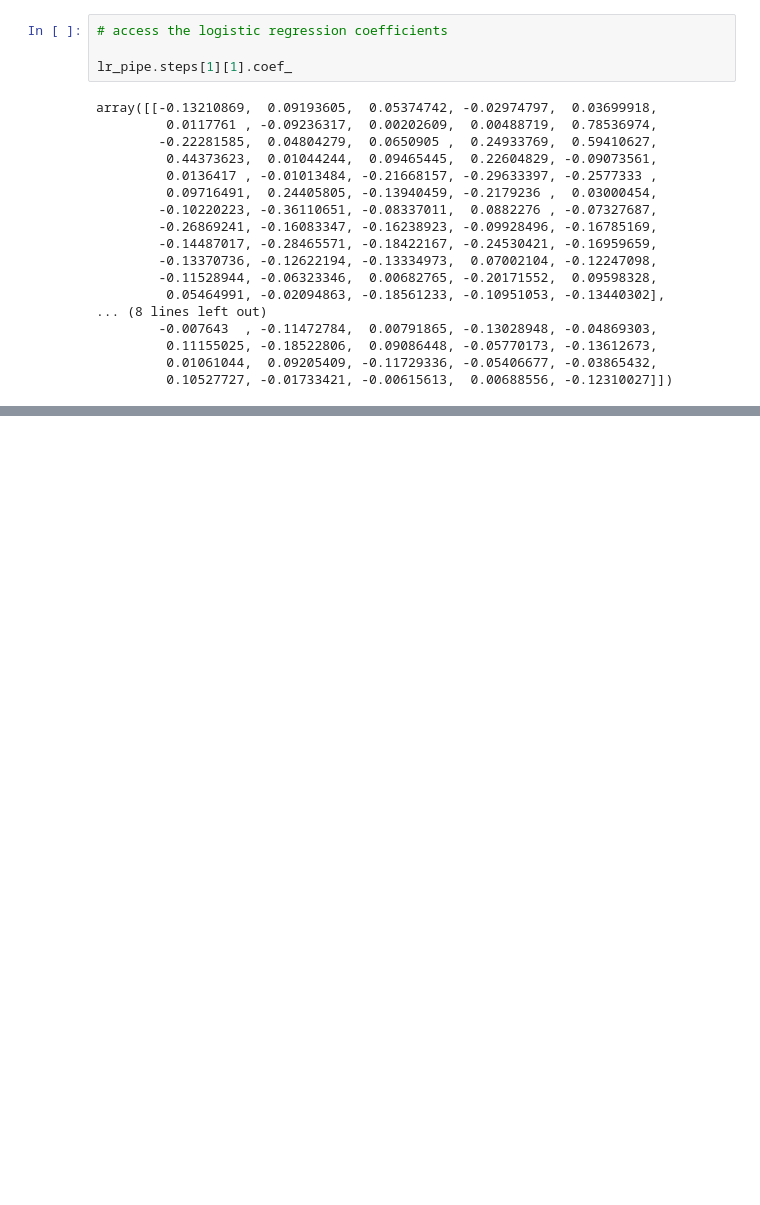
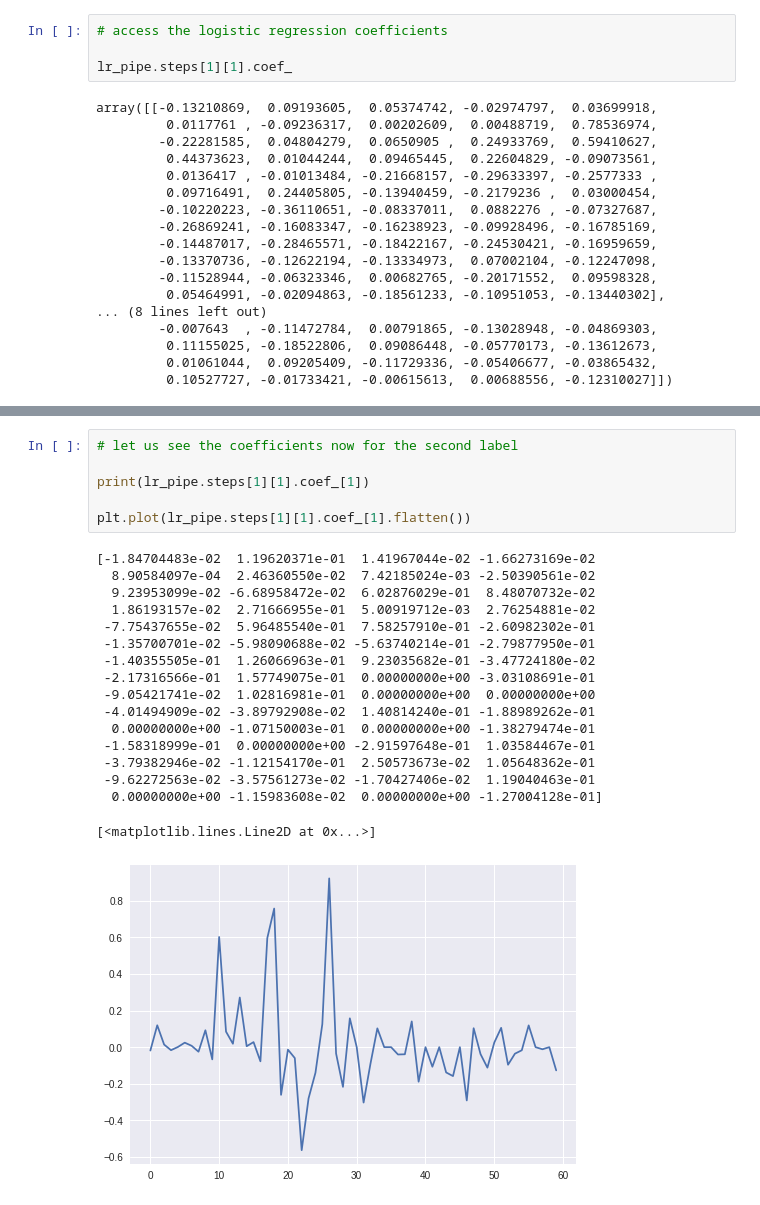
Before and after one commit to Arun-AP-9/Flu-Shot-Learning, a Jupyter notebook: Flu_Shot_Learning.ipynb, the cells around one changed output, grey strips where cells are left out. Drawn from its saved outputs; the diff is of its cells as text; blank space fills up the shorter version.

```diff
--- a/Flu_Shot_Learning.ipynb
+++ b/Flu_Shot_Learning.ipynb
@@ -622,0 +766,24 @@ array([[-0.13210869,  0.09193605,  0.05374742, -0.02974797,  0.03699918,
+# %%
+# let us see the coefficients now for the second label
+
+print(lr_pipe.steps[1][1].coef_[1])
+
+plt.plot(lr_pipe.steps[1][1].coef_[1].flatten())
+# %% [output]
+[-1.84704483e-02  1.19620371e-01  1.41967044e-02 -1.66273169e-02
+  8.90584097e-04  2.46360550e-02  7.42185024e-03 -2.50390561e-02
+  9.23953099e-02 -6.68958472e-02  6.02876029e-01  8.48070732e-02
+  1.86193157e-02  2.71666955e-01  5.00919712e-03  2.76254881e-02
+ -7.75437655e-02  5.96485540e-01  7.58257910e-01 -2.60982302e-01
+ -1.35700701e-02 -5.98090688e-02 -5.63740214e-01 -2.79877950e-01
+ -1.40355505e-01  1.26066963e-01  9.23035682e-01 -3.47724180e-02
+ -2.17316566e-01  1.57749075e-01  0.00000000e+00 -3.03108691e-01
+ -9.05421741e-02  1.02816981e-01  0.00000000e+00  0.00000000e+00
+ -4.01494909e-02 -3.89792908e-02  1.40814240e-01 -1.88989262e-01
+  0.00000000e+00 -1.07150003e-01  0.00000000e+00 -1.38279474e-01
+ -1.58318999e-01  0.00000000e+00 -2.91597648e-01  1.03584467e-01
+ -3.79382946e-02 -1.12154170e-01  2.50573673e-02  1.05648362e-01
+ -9.62272563e-02 -3.57561273e-02 -1.70427406e-02  1.19040463e-01
+  0.00000000e+00 -1.15983608e-02  0.00000000e+00 -1.27004128e-01]
+[<matplotlib.lines.Line2D at 0x...>]
+[figure, added]
```
Also changed, not shown: parts of 8 cells of this notebook.
